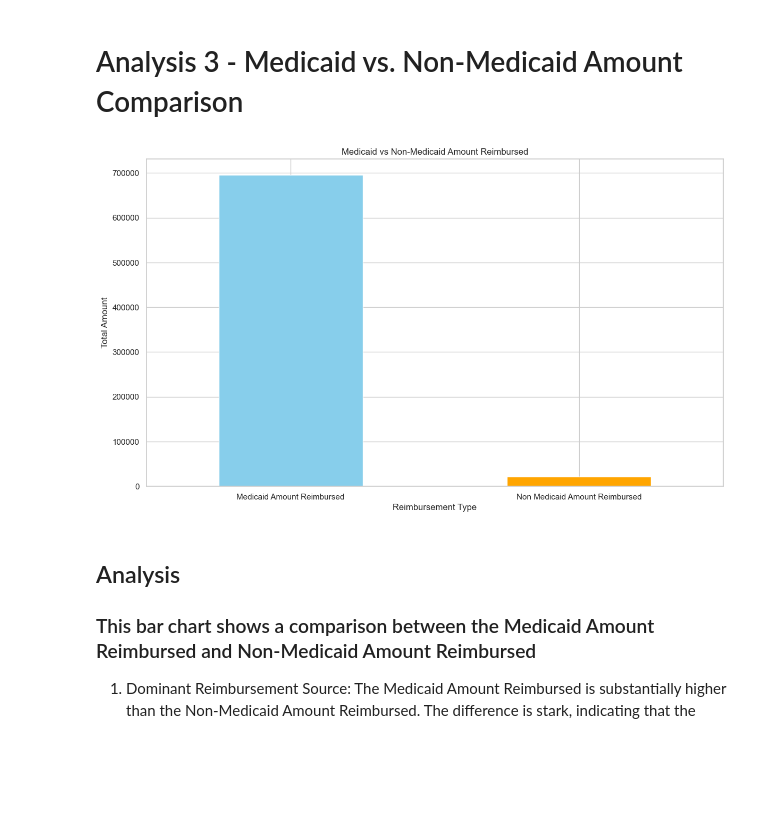
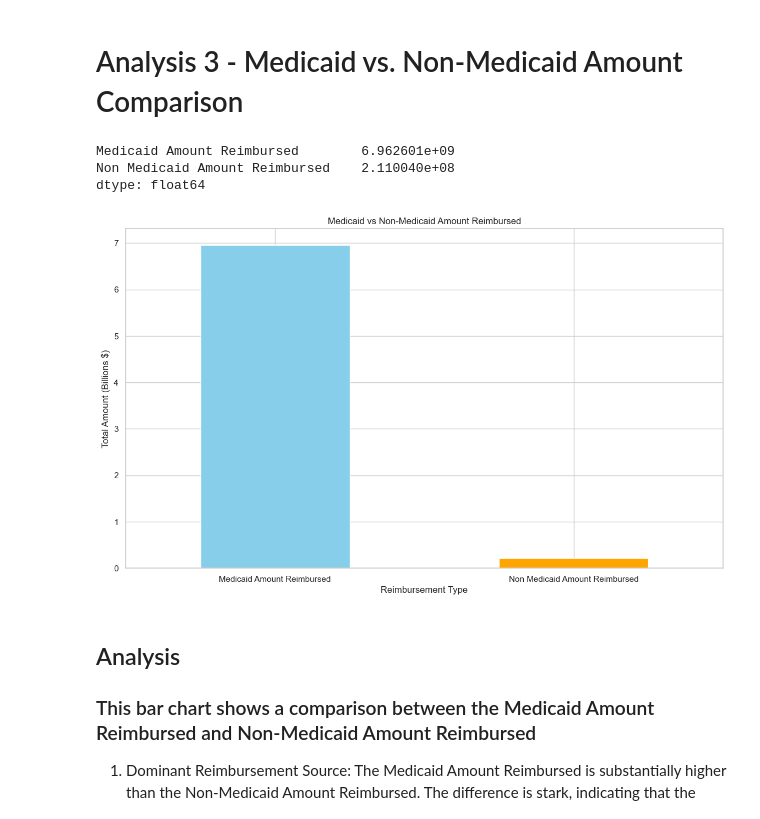
Before and after one commit to thaychansy/medicaid_drug_ultilization_analysis, a Jupyter notebook: medicaid_drug_utilization_analysis.ipynb, the cells around one changed output. Drawn from its saved outputs; the diff is of its cells as text; code cells hidden in the pictures; blank space fills up the shorter version.

```diff
--- a/medicaid_drug_utilization_analysis.ipynb
+++ b/medicaid_drug_utilization_analysis.ipynb
@@ -68,7 +68,7 @@ warnings.filterwarnings('ignore')
 # Configure visualization settings
 sns.set(style="whitegrid")
 plt.rcParams['figure.figsize'] = (14, 8)
-#plt.rcParams['axes.formatter.useoffset'] = False  # Disable scientific notation
+plt.rcParams['axes.formatter.useoffset'] = False  # Disable scientific notation
 # %%
 # Load the dataset (replace 'file_path' with the actual path)
 file_path = 'data/drug_utilization_data.csv'  # Replace with actual file path if needed
@@ -117,11 +117,14 @@ Medicaid Amount Reimbursed        31518
 Non Medicaid Amount Reimbursed    31518
 dtype: int64
 # %%
-# Data Cleaning (Handling missing values)
-# Fill missing numerical values with 0
+# Data Cleaning (Handling missing values) - Corrected
+# Fill missing numerical values with 0 while preserving scale
 numerical_cols = df.select_dtypes(include=['float64', 'int64']).columns
-df[numerical_cols] = df[numerical_cols].fillna(0)
+df[numerical_cols] = df[numerical_cols].apply(lambda col: col.fillna(0))
 
 # Verify that missing values are handled
-print("\nMissing Values After Handling:\n", df.isnull().sum())
+missing_values_after = df.isnull().sum()
+
+# Displaying the result of missing values check
+missing_values_after
 # %% [output]
@@ -264,25 +288,33 @@ plt.show()
 5. Further Analysis: This chart shows a significant drop in reimbursements between Q1 and Q2 of 2024, prompting a deeper dive into potential underlying causes.
 # %% [markdown]
 # Analysis 3 - Medicaid vs. Non-Medicaid Amount Comparison
+# %%
+# Analysis 3 - Medicaid vs. Non-Medicaid Amount Comparison
+medicaid_comparison = df[['Medicaid Amount Reimbursed', 'Non Medicaid Amount Reimbursed']].sum()
+medicaid_comparison
+# %% [output]
+Medicaid Amount Reimbursed        6.962601e+09
+Non Medicaid Amount Reimbursed    2.110040e+08
+dtype: float64
 # %%
 # Analysis 3 - Medicaid vs. Non-Medicaid Amount Comparison
 # Sum of Medicaid and Non-Medicaid reimbursements
-medicaid_comparison = df[['Medicaid Amount Reimbursed', 'Non Medicaid Amount Reimbursed']].sum() / 10000  # Scale to thousands
+medicaid_comparison = df[['Medicaid Amount Reimbursed', 'Non Medicaid Amount Reimbursed']].sum() / 1_000_000_000  # Scale to billions
 
 # Plot comparison of Medicaid vs Non-Medicaid amounts
 plt.figure()
 medicaid_comparison.plot(kind='bar', color=['skyblue', 'orange'])
 plt.title('Medicaid vs Non-Medicaid Amount Reimbursed')
 plt.xlabel('Reimbursement Type')
-plt.ylabel('Total Amount')
+plt.ylabel('Total Amount (Billions $)')  # Updated y-axis title to reflect billions
 plt.xticks(rotation=0)
 
 # Saving a plot to the images folder
 plt.savefig('images/medicaid_vs_non-medicaid_reimbursement.png')
 
 plt.show()
 # %% [output]
-[figure, old version]
+[figure, new version]
 # %% [markdown]
 ## Analysis
 ### This bar chart shows a comparison between the Medicaid Amount Reimbursed and Non-Medicaid Amount Reimbursed
```
Also changed, not shown: parts of 12 cells of this notebook, 5 other files.
